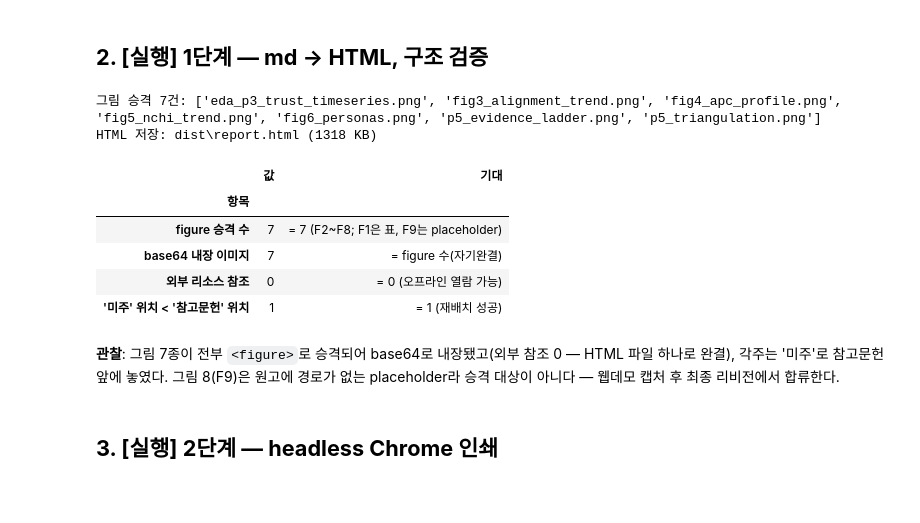
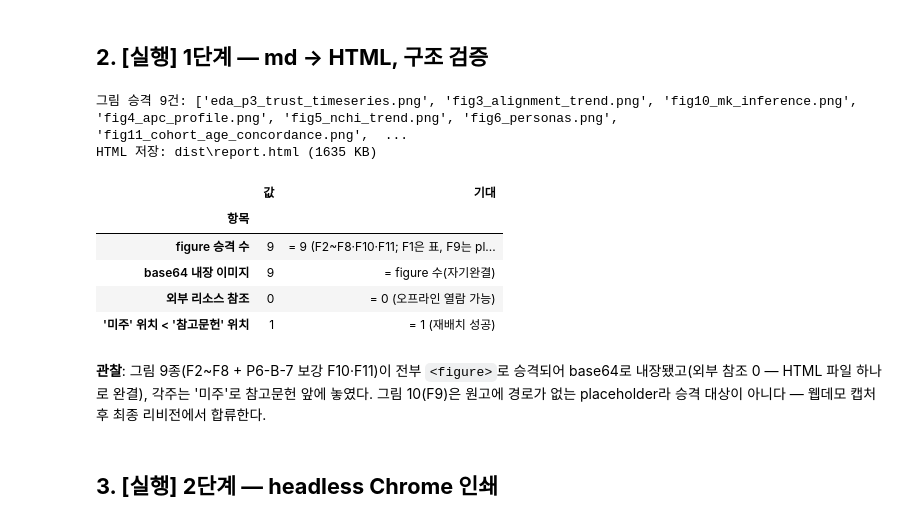
Before and after one commit to Dacon-Organization/Media-Statistics-Analysis-and-Utilization-Competition, a Jupyter notebook: notebooks/32-report-typeset.ipynb, the cells around one changed output. Saved outputs shown, nothing was run; the diff lists cells and outputs as text; code cells hidden in the pictures; blank space fills up the shorter version.

```diff
--- a/notebooks/32-report-typeset.ipynb
+++ b/notebooks/32-report-typeset.ipynb
@@ -81,30 +81,30 @@ Chrome: C:\Program Files\Google\Chrome\Application\chrome.exe
 # %%
 html_path = BR.build_html()
 html = html_path.read_text(encoding="utf-8")
 
 n_fig = html.count('<figure class="fig">')
 n_b64 = html.count("embedded-picture")
 n_ext = len(re.findall(r'src="https?://', html))
 i_endnote = html.find("<h2>미주</h2>")
 i_ref = html.find("<h2>참고문헌</h2>")
 struct = pd.DataFrame([
-    ("figure 승격 수", n_fig, "= 7 (F2~F8; F1은 표, F9는 placeholder)"),
+    ("figure 승격 수", n_fig, "= 9 (F2~F8·F10·F11; F1은 표, F9는 placeholder)"),
     ("base64 내장 이미지", n_b64, "= figure 수(자기완결)"),
     ("외부 리소스 참조", n_ext, "= 0 (오프라인 열람 가능)"),
     ("'미주' 위치 < '참고문헌' 위치", int(0 < i_endnote < i_ref), "= 1 (재배치 성공)"),
 ], columns=["항목", "값", "기대"]).set_index("항목")
 struct
 # %% [output]
-그림 승격 7건: ['eda_p3_trust_timeseries.png', 'fig3_alignment_trend.png', 'fig4_apc_profile.png', 'fig5_nchi_trend.png', 'fig6_personas.png', 'p5_evidence_ladder.png', 'p5_triangulation.png']
-HTML 저장: dist\report.html (1318 KB)
+그림 승격 9건: ['eda_p3_trust_timeseries.png', 'fig3_alignment_trend.png', 'fig10_mk_inference.png', 'fig4_apc_profile.png', 'fig5_nchi_trend.png', 'fig6_personas.png', 'fig11_cohort_age_concordance.png',  ...
+HTML 저장: dist\report.html (1635 KB)
 |  | 값 | 기대 |
 | 항목 |  |  |
-| figure 승격 수 | 7 | = 7 (F2~F8; F1은 표, F9는 placeholder) |
-| base64 내장 이미지 | 7 | = figure 수(자기완결) |
+| figure 승격 수 | 9 | = 9 (F2~F8·F10·F11; F1은 표, F9는 pl... |
+| base64 내장 이미지 | 9 | = figure 수(자기완결) |
 | 외부 리소스 참조 | 0 | = 0 (오프라인 열람 가능) |
 | '미주' 위치 < '참고문헌' 위치 | 1 | = 1 (재배치 성공) |
 # %% [markdown]
-**관찰**: 그림 7종이 전부 `<figure>`로 승격되어 base64로 내장됐고(외부 참조 0 — HTML 파일 하나로 완결), 각주는 '미주'로 참고문헌 앞에 놓였다. 그림 8(F9)은 원고에 경로가 없는 placeholder라 승격 대상이 아니다 — 웹데모 캡처 후 최종 리비전에서 합류한다.
+**관찰**: 그림 9종(F2~F8 + P6-B-7 보강 F10·F11)이 전부 `<figure>`로 승격되어 base64로 내장됐고(외부 참조 0 — HTML 파일 하나로 완결), 각주는 '미주'로 참고문헌 앞에 놓였다. 그림 10(F9)은 원고에 경로가 없는 placeholder라 승격 대상이 아니다 — 웹데모 캡처 후 최종 리비전에서 합류한다.
 # %% [markdown]
 ## **3. [실행] 2단계 — headless Chrome 인쇄**
 # %%
```
Also changed, not shown: parts of 6 cells of this notebook, 10 other files.
